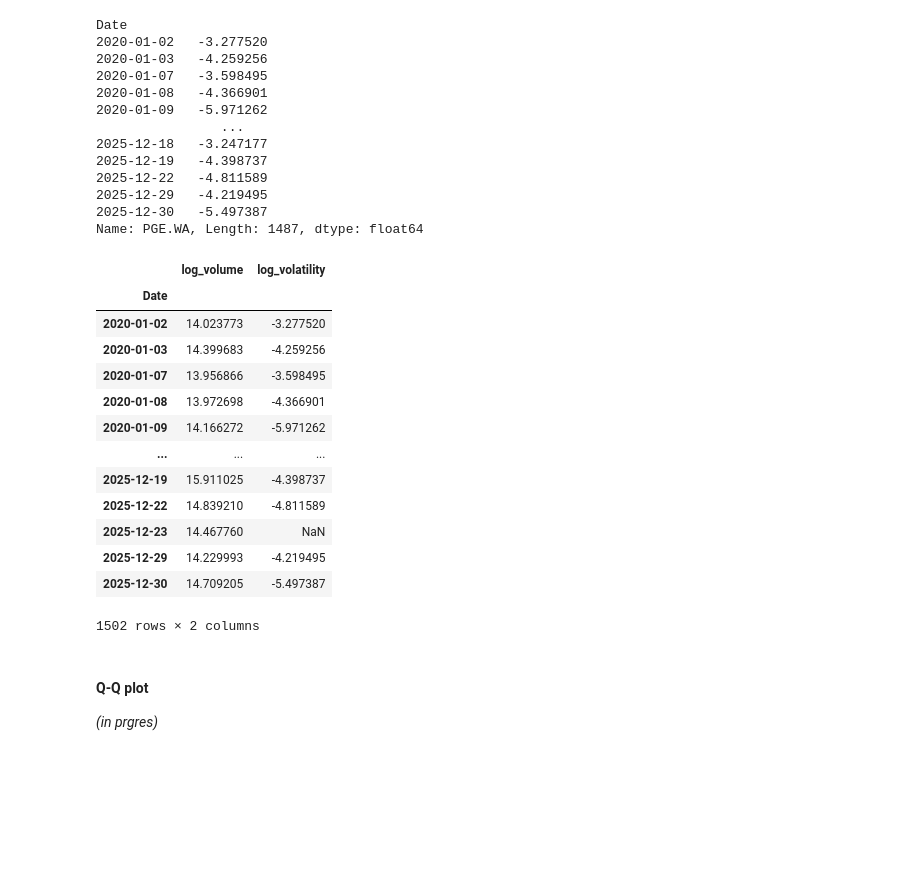
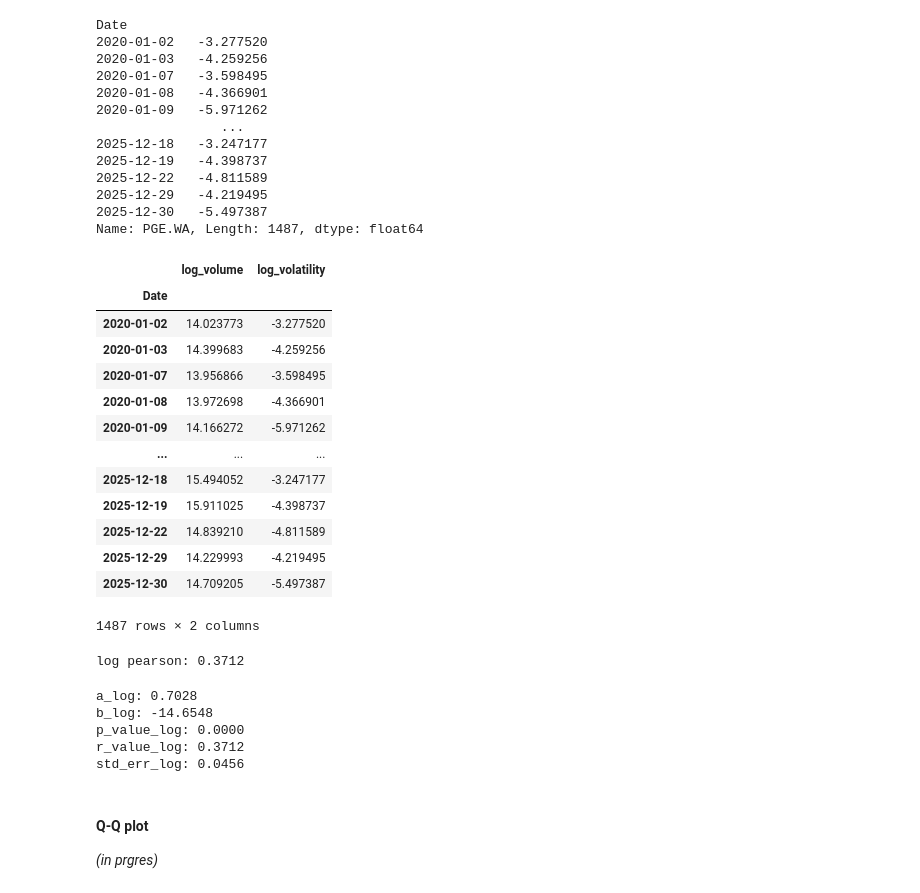
Before and after one commit to studzinskimilosz/mathematical-and-statistical-analysis, a Jupyter notebook: notebook/notebook.ipynb, the cells around one changed output. Saved outputs shown, nothing was run; the diff lists cells and outputs as text; code cells hidden in the pictures; blank space fills up the shorter version.

Commit message:
feat: calculate trend log line and pearson correlation

```diff
--- a/notebook/notebook.ipynb
+++ b/notebook/notebook.ipynb
@@ -394,25 +394,47 @@ Name: PGE.WA, Length: 1487, dtype: float64
 # %%
 corr_data_log = pd.DataFrame({
     'log_volume': log_volume,
     'log_volatility': log_volatility,
 })
 
+corr_data_log.dropna(inplace=True)
 corr_data_log
 # %% [output]
 |  | log_volume | log_volatility |
 | Date |  |  |
 | 2020-01-02 | 14.023773 | -3.277520 |
 | 2020-01-03 | 14.399683 | -4.259256 |
 | 2020-01-07 | 13.956866 | -3.598495 |
 | 2020-01-08 | 13.972698 | -4.366901 |
 | 2020-01-09 | 14.166272 | -5.971262 |
 | ... | ... | ... |
+| 2025-12-18 | 15.494052 | -3.247177 |
 | 2025-12-19 | 15.911025 | -4.398737 |
 | 2025-12-22 | 14.839210 | -4.811589 |
-| 2025-12-23 | 14.467760 | NaN |
 | 2025-12-29 | 14.229993 | -4.219495 |
 | 2025-12-30 | 14.709205 | -5.497387 |
-1502 rows × 2 columns
+1487 rows × 2 columns
+# %%
+corr_pearson_log = corr_data_log['log_volume'].corr(corr_data_log['log_volatility'])
+print(f'log pearson: {corr_pearson_log:.4f}')
+# %% [output]
+log pearson: 0.3712
+# %%
+a_log = st.linregress(corr_data_log['log_volume'], corr_data_log['log_volatility']).slope
+b_log = st.linregress(corr_data_log['log_volume'], corr_data_log['log_volatility']).intercept
+p_value_log = st.linregress(corr_data_log['log_volume'], corr_data_log['log_volatility']).pvalue
+r_value_log = st.linregress(corr_data_log['log_volume'], corr_data_log['log_volatility']).rvalue
+std_err_log = st.linregress(corr_data_log['log_volume'], corr_data_log['log_volatility']).stderr
+
+trend_log_line = a_log * corr_data_log['log_volume'] + b_log
+
+print(f'a_log: {a_log:.4f}\nb_log: {b_log:.4f}\np_value_log: {p_value_log:.4f}\nr_value_log: {r_value_log:.4f}\nstd_err_log: {std_err_log:.4f}')
+# %% [output]
+a_log: 0.7028
+b_log: -14.6548
+p_value_log: 0.0000
+r_value_log: 0.3712
+std_err_log: 0.0456
 # %% [markdown]
 #### Q-Q plot
 *(in prgres)*
```
Also changed, not shown: parts of 5 cells of this notebook.
